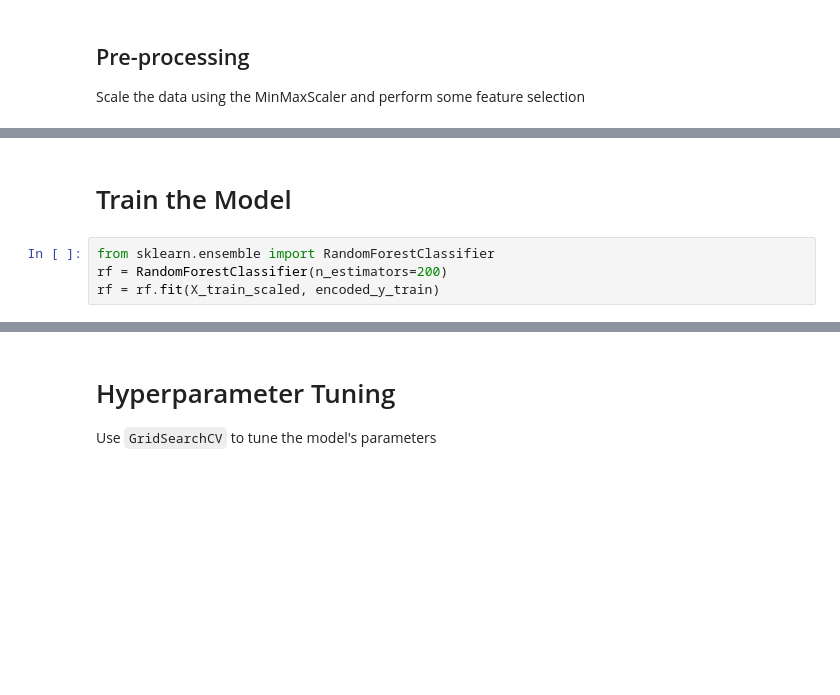
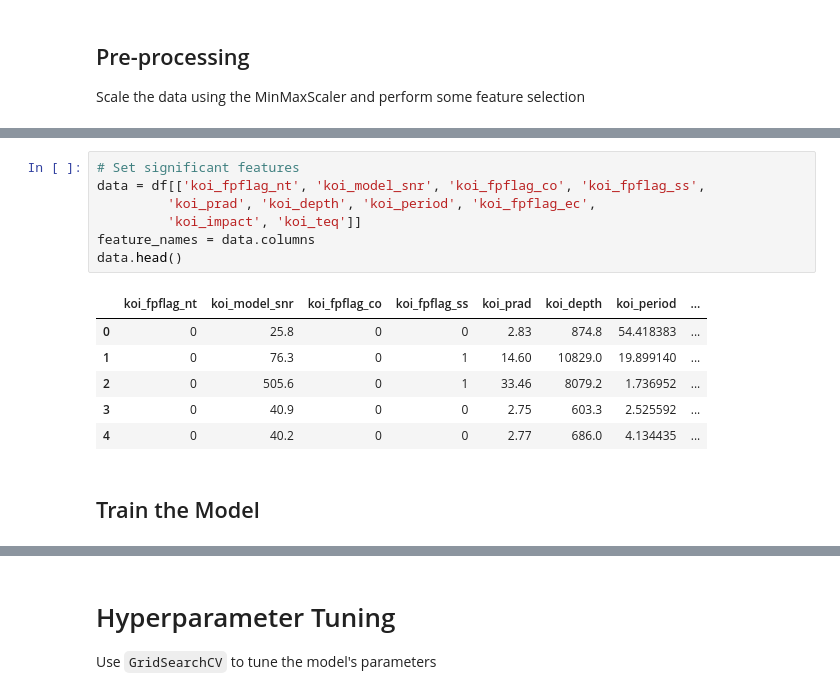
Before and after one commit to RobinWaves/Machine-Learning-Challenge, a Jupyter notebook: Forest_Model.ipynb, the cells around one changed output, grey strips where cells are left out. Drawn from its saved outputs; the diff is of its cells as text; blank space fills up the shorter version.

```diff
--- a/Forest_Model.ipynb
+++ b/Forest_Model.ipynb
@@ -93,6 +129,16 @@ encoded_y_test = label_encoder.transform(y_test)
+# %%
+# Set significant features
+data = df[['koi_fpflag_nt', 'koi_model_snr', 'koi_fpflag_co', 'koi_fpflag_ss',
+         'koi_prad', 'koi_depth', 'koi_period', 'koi_fpflag_ec',
+         'koi_impact', 'koi_teq']]
+feature_names = data.columns
+data.head()
+# %% [output]
+|  | koi_fpflag_nt | koi_model_snr | koi_fpflag_co | koi_fpflag_ss | koi_prad | koi_depth | koi_period | ... |
+| 0 | 0 | 25.8 | 0 | 0 | 2.83 | 874.8 | 54.418383 | ... |
+| 1 | 0 | 76.3 | 0 | 1 | 14.60 | 10829.0 | 19.899140 | ... |
+| 2 | 0 | 505.6 | 0 | 1 | 33.46 | 8079.2 | 1.736952 | ... |
+| 3 | 0 | 40.9 | 0 | 0 | 2.75 | 603.3 | 2.525592 | ... |
+| 4 | 0 | 40.2 | 0 | 0 | 2.77 | 686.0 | 4.134435 | ... |
 # %% [markdown]
-# Train the Model
+## Train the Model
-# %%
-from sklearn.ensemble import RandomForestClassifier
-rf = RandomForestClassifier(n_estimators=200)
-rf = rf.fit(X_train_scaled, encoded_y_train)
```
Also changed, not shown: parts of 16 cells of this notebook, 6 other files.
